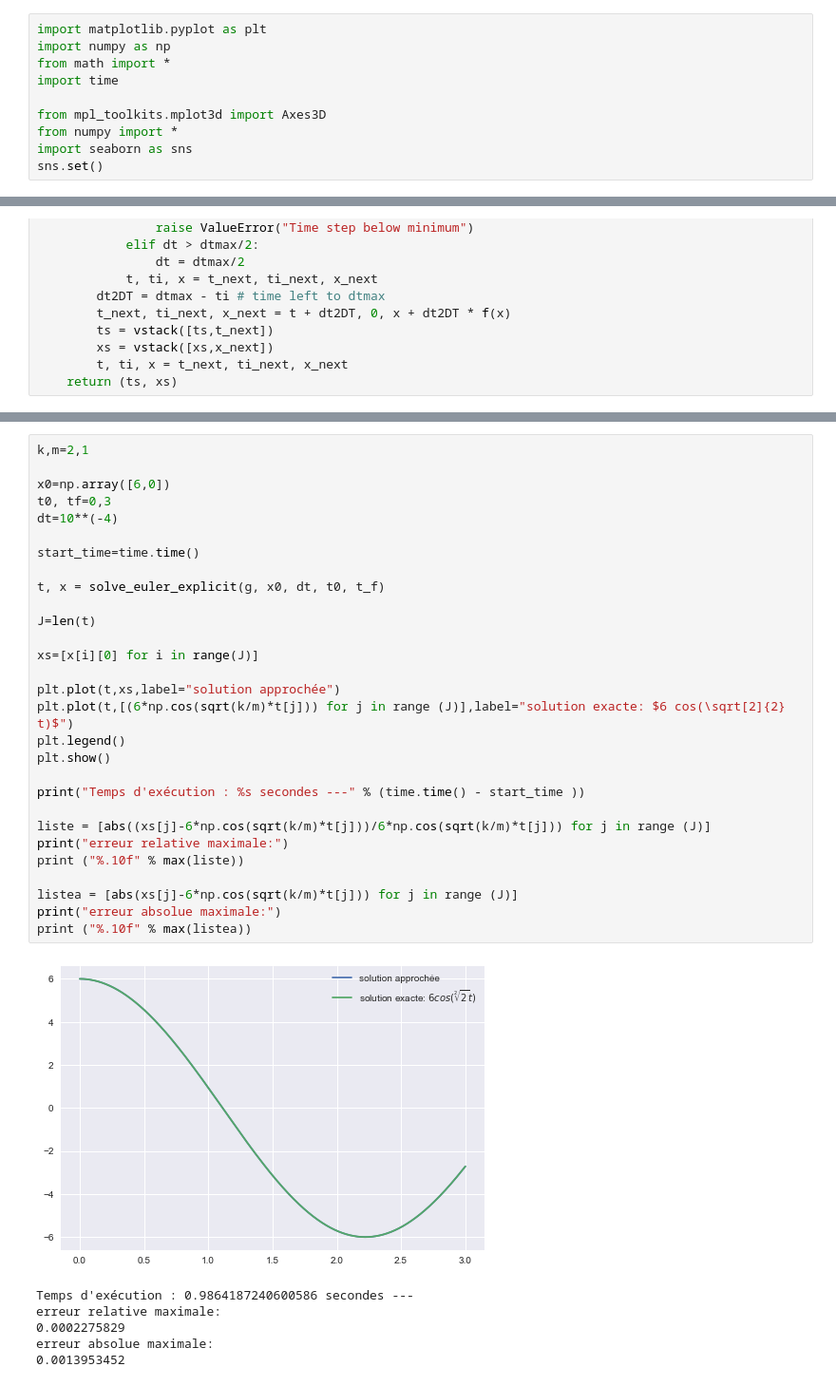
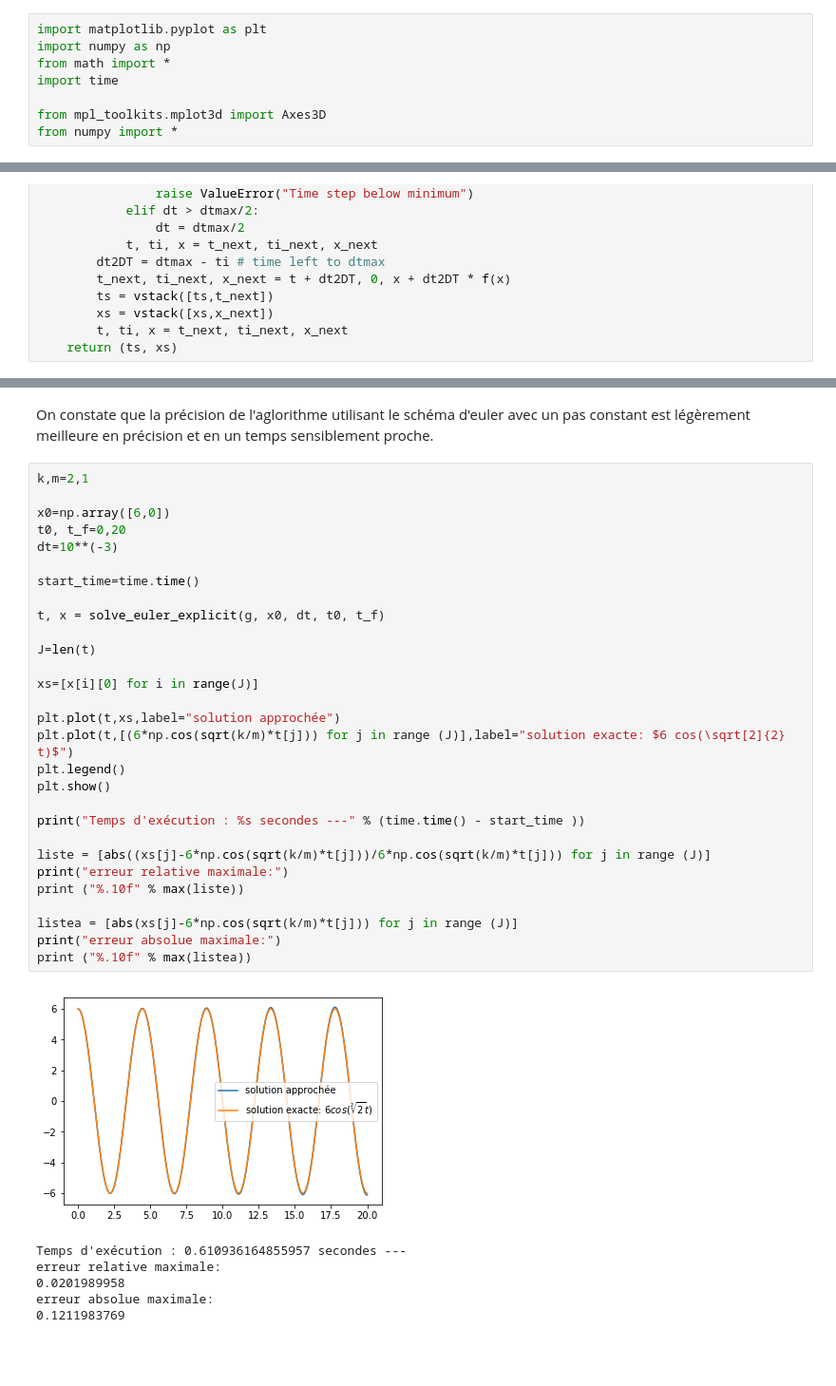
Before and after one commit to eva-decorps/projet_equa_diff_floref_eva, a Jupyter notebook: notebook equa diff.ipynb, the cells around one changed output, grey strips where cells are left out. Shown: that part at 95% size. Saved outputs shown, nothing was run; the diff lists cells and outputs as text; blank space fills up the shorter version.

```diff
--- a/notebook equa diff.ipynb
+++ b/notebook equa diff.ipynb
@@ -9,8 +9,6 @@ import time
 
 from mpl_toolkits.mplot3d import Axes3D
 from numpy import *
-import seaborn as sns
-sns.set()
 # %% [markdown]
 ## Pas fixe
 # %% [markdown]
@@ -417,38 +416,40 @@ Temps d'exécution : 0.42180490493774414 secondes ---
 erreur relative maximale :
 0.0007756635
+# %% [markdown]
+On constate que la précision de l'aglorithme utilisant le schéma d'euler avec un pas constant est légèrement meilleure en précision et en un temps sensiblement proche.
 # %%
 k,m=2,1
 
 x0=np.array([6,0])
-t0, tf=0,3
-dt=10**(-4)
+t0, t_f=0,20
+dt=10**(-3)
 
 start_time=time.time()
 
 t, x = solve_euler_explicit(g, x0, dt, t0, t_f)
 
 J=len(t)
 
 xs=[x[i][0] for i in range(J)]
 
 plt.plot(t,xs,label="solution approchée")
 plt.plot(t,[(6*np.cos(sqrt(k/m)*t[j])) for j in range (J)],label="solution exacte: $6 cos(\sqrt[2]{2} t)$")
 plt.legend()
 plt.show()
 
 print("Temps d'exécution : %s secondes ---" % (time.time() - start_time ))
 
 liste = [abs((xs[j]-6*np.cos(sqrt(k/m)*t[j]))/6*np.cos(sqrt(k/m)*t[j])) for j in range (J)]
 print("erreur relative maximale:")
 print ("%.10f" % max(liste))
 
 listea = [abs(xs[j]-6*np.cos(sqrt(k/m)*t[j])) for j in range (J)]
 print("erreur absolue maximale:")
 print ("%.10f" % max(listea))
 # %% [output]
-[figure, old version]
+[figure, new version]
-Temps d'exécution : 0.9864187240600586 secondes ---
+Temps d'exécution : 0.610936164855957 secondes ---
 erreur relative maximale:
-0.0002275829
+0.0201989958
 erreur absolue maximale:
-0.0013953452
+0.1211983769
```
Also changed, not shown: parts of 10 cells of this notebook.
